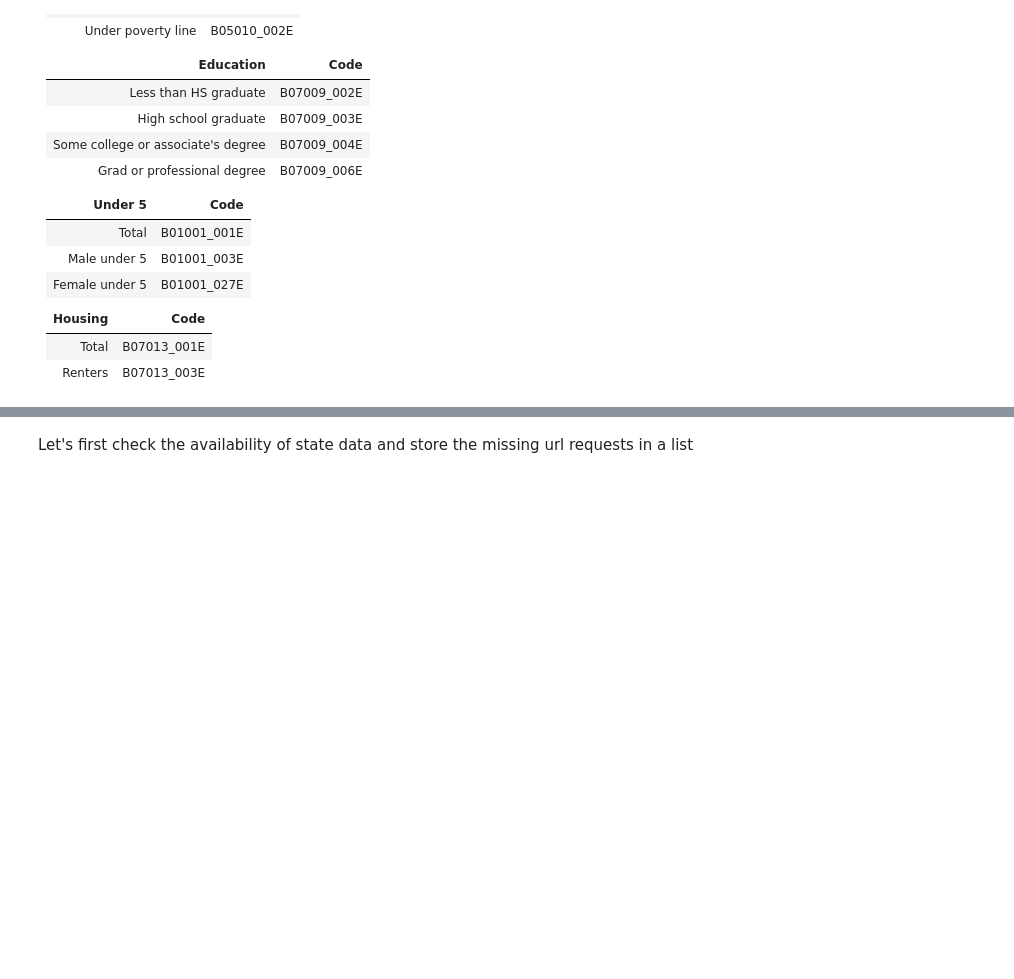
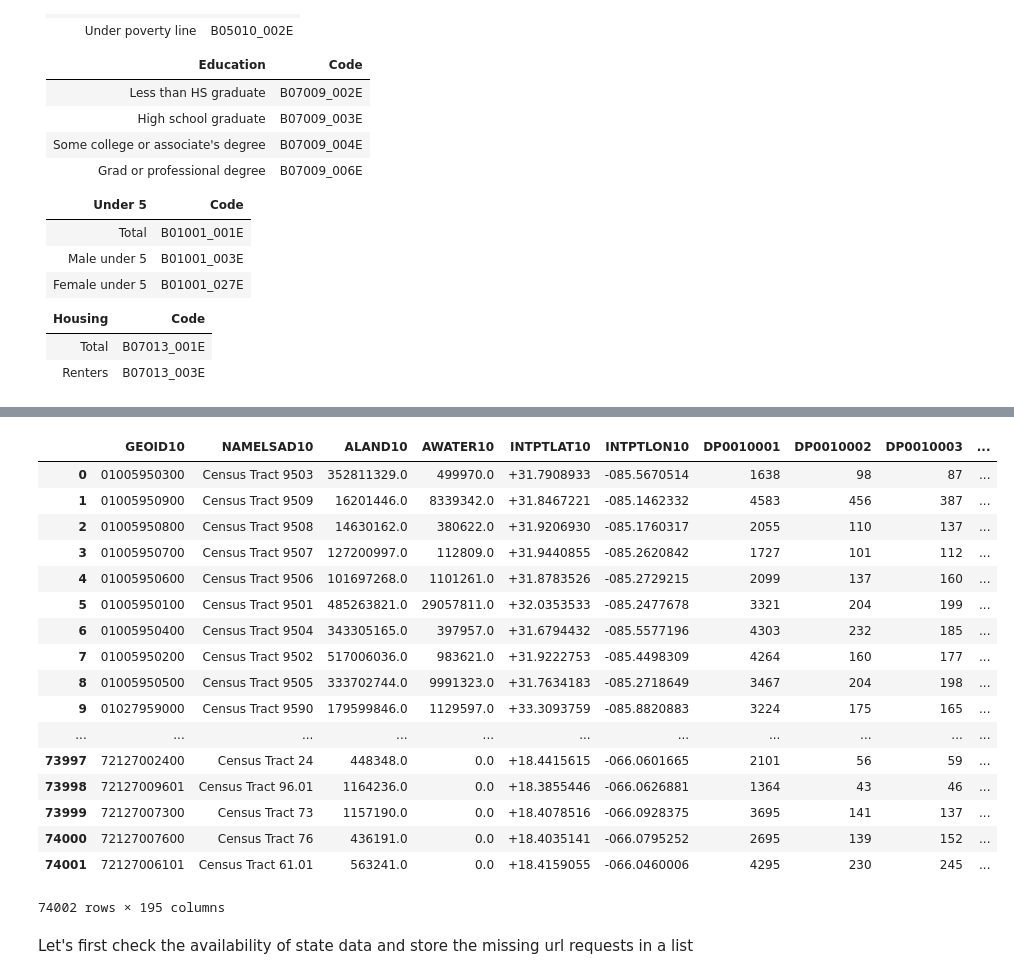
Before and after one commit to kmm2204/w209_final_project, a Jupyter notebook: ACS Data Foundation_merged_KM.ipynb, the cells around one changed output, grey strips where cells are left out. Saved outputs shown, nothing was run; the diff lists cells and outputs as text; code cells hidden in the pictures; blank space fills up the shorter version.

```diff
--- a/ACS Data Foundation_merged_KM.ipynb
+++ b/ACS Data Foundation_merged_KM.ipynb
@@ -61,8 +61,29 @@ Loading BokehJS ...
 [interactive output not drawn]
 # %%
 #Read in local files
-#fcc = pd.read_csv("/Users/robertdeng/Google Drive/Data Science/W209/Project/fbd_us_without_satellite_dec2016_v1.csv", sep=",", encoding = "latin-1")
-# census_shp = gpd.read_file("/Users/robertdeng/Google Drive/Data Science/W209/Project/Tract_2010Census_DP1/Tract_2010Census_DP1.shp")
+#fcc = pd.read_csv("fbd_us_without_satellite_dec2016_v1.csv", sep=",", encoding = "latin-1")
+census_shp = gpd.read_file("Tract_2010Census_DP1.shp")
+# %%
+census_shp
+# %% [output]
+|  | GEOID10 | NAMELSAD10 | ALAND10 | AWATER10 | INTPTLAT10 | INTPTLON10 | DP0010001 | DP0010002 | DP0010003 | ... |
+| 0 | 01005950300 | Census Tract 9503 | 352811329.0 | 499970.0 | +31.7908933 | -085.5670514 | 1638 | 98 | 87 | ... |
+| 1 | 01005950900 | Census Tract 9509 | 16201446.0 | 8339342.0 | +31.8467221 | -085.1462332 | 4583 | 456 | 387 | ... |
+| 2 | 01005950800 | Census Tract 9508 | 14630162.0 | 380622.0 | +31.9206930 | -085.1760317 | 2055 | 110 | 137 | ... |
+| 3 | 01005950700 | Census Tract 9507 | 127200997.0 | 112809.0 | +31.9440855 | -085.2620842 | 1727 | 101 | 112 | ... |
+| 4 | 01005950600 | Census Tract 9506 | 101697268.0 | 1101261.0 | +31.8783526 | -085.2729215 | 2099 | 137 | 160 | ... |
+| 5 | 01005950100 | Census Tract 9501 | 485263821.0 | 29057811.0 | +32.0353533 | -085.2477678 | 3321 | 204 | 199 | ... |
+| 6 | 01005950400 | Census Tract 9504 | 343305165.0 | 397957.0 | +31.6794432 | -085.5577196 | 4303 | 232 | 185 | ... |
+| 7 | 01005950200 | Census Tract 9502 | 517006036.0 | 983621.0 | +31.9222753 | -085.4498309 | 4264 | 160 | 177 | ... |
+| 8 | 01005950500 | Census Tract 9505 | 333702744.0 | 9991323.0 | +31.7634183 | -085.2718649 | 3467 | 204 | 198 | ... |
+| 9 | 01027959000 | Census Tract 9590 | 179599846.0 | 1129597.0 | +33.3093759 | -085.8820883 | 3224 | 175 | 165 | ... |
+| ... | ... | ... | ... | ... | ... | ... | ... | ... | ... | ... |
+| 73997 | 72127002400 | Census Tract 24 | 448348.0 | 0.0 | +18.4415615 | -066.0601665 | 2101 | 56 | 59 | ... |
+| 73998 | 72127009601 | Census Tract 96.01 | 1164236.0 | 0.0 | +18.3855446 | -066.0626881 | 1364 | 43 | 46 | ... |
+| 73999 | 72127007300 | Census Tract 73 | 1157190.0 | 0.0 | +18.4078516 | -066.0928375 | 3695 | 141 | 137 | ... |
+| 74000 | 72127007600 | Census Tract 76 | 436191.0 | 0.0 | +18.4035141 | -066.0795252 | 2695 | 139 | 152 | ... |
+| 74001 | 72127006101 | Census Tract 61.01 | 563241.0 | 0.0 | +18.4159055 | -066.0460006 | 4295 | 230 | 245 | ... |
+74002 rows × 195 columns
 # %% [markdown]
 Let's first check the availability of state data and store the missing url requests in a list
 # %%
```
Also changed, not shown: parts of 9 cells of this notebook.
